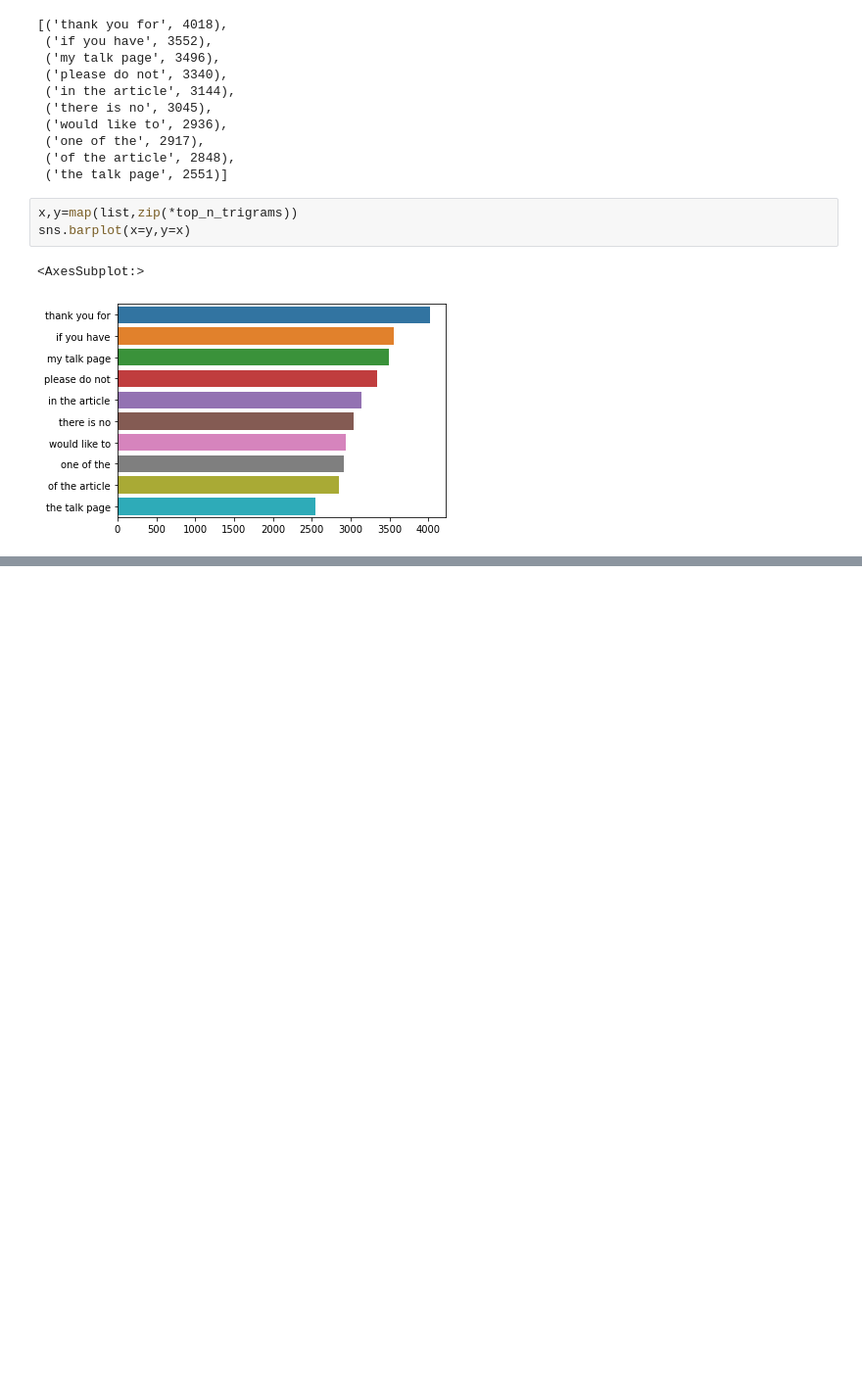
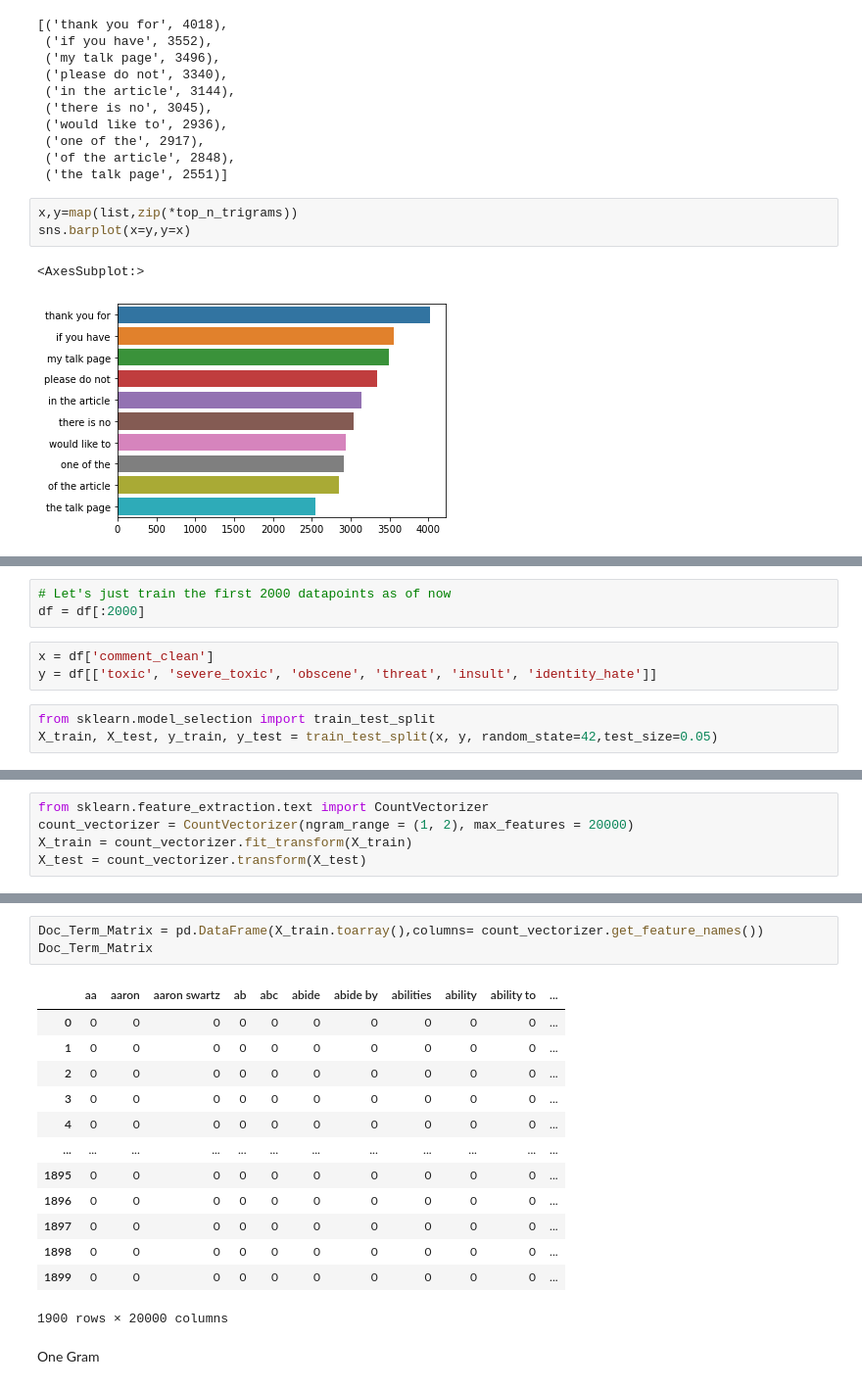
Before and after one commit to Yashi11/Polygamous-Classification-of-Toxic-Content, a Jupyter notebook: ml-project.ipynb, the cells around one changed output, grey strips where cells are left out. Shown: that part at 98% size. Drawn from its saved outputs; the diff is of its cells as text; blank space fills up the shorter version.

```diff
--- a/ml-project.ipynb
+++ b/ml-project.ipynb
@@ -291,0 +306,9 @@ sns.barplot(x=y,y=x)
+# %%
+# Let's just train the first 2000 datapoints as of now
+df = df[:2000]
+# %%
+x = df['comment_clean']
+y = df[['toxic', 'severe_toxic', 'obscene', 'threat', 'insult', 'identity_hate']]
+# %%
+from sklearn.model_selection import train_test_split
+X_train, X_test, y_train, y_test = train_test_split(x, y, random_state=42,test_size=0.05)
@@ -291,0 +319,5 @@ sns.barplot(x=y,y=x)
+# %%
+from sklearn.feature_extraction.text import CountVectorizer
+count_vectorizer = CountVectorizer(ngram_range = (1, 2), max_features = 20000)
+X_train = count_vectorizer.fit_transform(X_train)
+X_test = count_vectorizer.transform(X_test)
@@ -291,0 +344,19 @@ sns.barplot(x=y,y=x)
+# %%
+Doc_Term_Matrix = pd.DataFrame(X_train.toarray(),columns= count_vectorizer.get_feature_names())
+Doc_Term_Matrix
+# %% [output]
+|  | aa | aaron | aaron swartz | ab | abc | abide | abide by | abilities | ability | ability to | ... |
+| 0 | 0 | 0 | 0 | 0 | 0 | 0 | 0 | 0 | 0 | 0 | ... |
+| 1 | 0 | 0 | 0 | 0 | 0 | 0 | 0 | 0 | 0 | 0 | ... |
+| 2 | 0 | 0 | 0 | 0 | 0 | 0 | 0 | 0 | 0 | 0 | ... |
+| 3 | 0 | 0 | 0 | 0 | 0 | 0 | 0 | 0 | 0 | 0 | ... |
+| 4 | 0 | 0 | 0 | 0 | 0 | 0 | 0 | 0 | 0 | 0 | ... |
+| ... | ... | ... | ... | ... | ... | ... | ... | ... | ... | ... | ... |
+| 1895 | 0 | 0 | 0 | 0 | 0 | 0 | 0 | 0 | 0 | 0 | ... |
+| 1896 | 0 | 0 | 0 | 0 | 0 | 0 | 0 | 0 | 0 | 0 | ... |
+| 1897 | 0 | 0 | 0 | 0 | 0 | 0 | 0 | 0 | 0 | 0 | ... |
+| 1898 | 0 | 0 | 0 | 0 | 0 | 0 | 0 | 0 | 0 | 0 | ... |
+| 1899 | 0 | 0 | 0 | 0 | 0 | 0 | 0 | 0 | 0 | 0 | ... |
+1900 rows × 20000 columns
+# %% [markdown]
+One Gram
```
Also changed, not shown: parts of 38 cells of this notebook.
